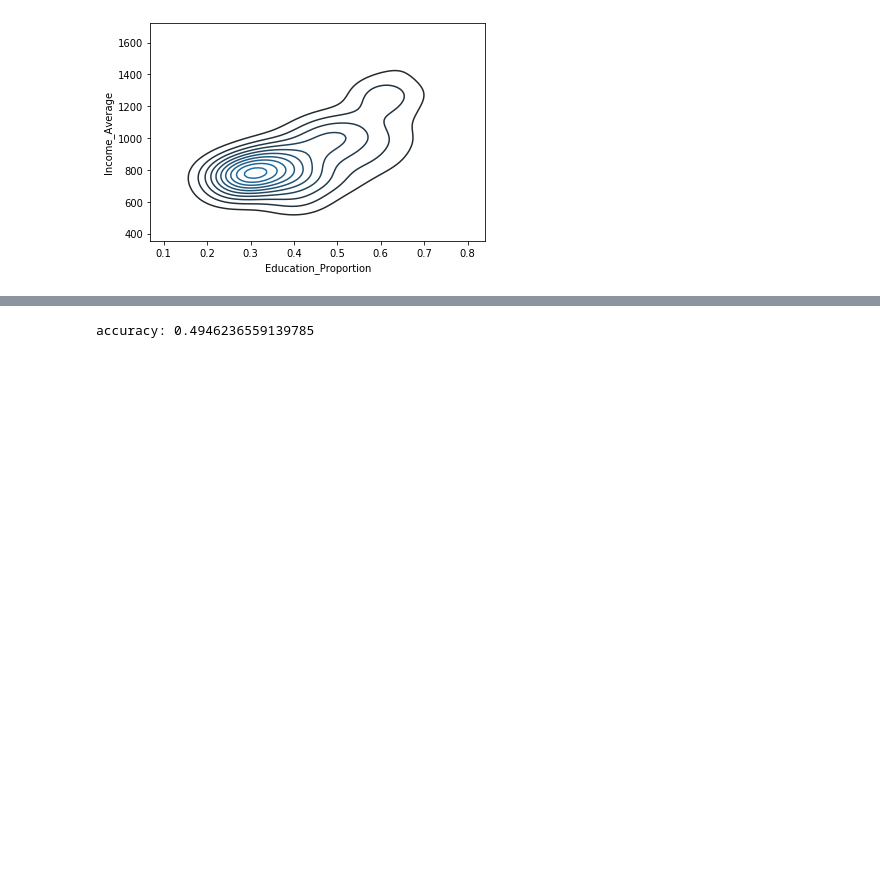
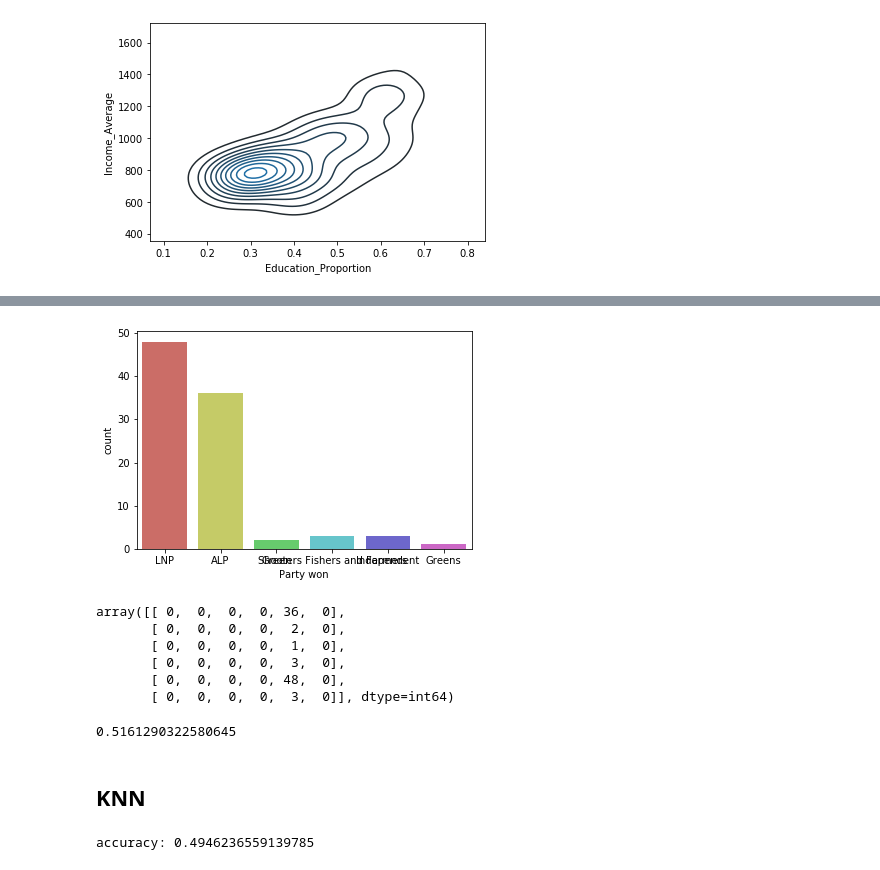
Before and after one commit to garyliu427/data-science-project-2019, a Jupyter notebook: Group Assignment Working notebook.ipynb, the cells around one changed output, grey strips where cells are left out. Drawn from its saved outputs; the diff is of its cells as text; code cells hidden in the pictures; blank space fills up the shorter version.

```diff
--- a/Group Assignment Working notebook.ipynb
+++ b/Group Assignment Working notebook.ipynb
@@ -420,0 +464,4 @@ sns.kdeplot(df_final.Education_Proportion,df_final.Income_Average )
+# %%
+test = pd.read_csv("Clean Data/NSWFull.csv")
+# %%
+test = test.drop(columns='Unnamed: 0')
@@ -420,0 +477,5 @@ sns.kdeplot(df_final.Education_Proportion,df_final.Income_Average )
+# %%
+sns.countplot(test['Party won'], data = test, palette='hls')
+plt.show()
+# %% [output]
+[figure, added]
@@ -421,3 +488,18 @@ sns.kdeplot(df_final.Education_Proportion,df_final.Income_Average )
+# %%
+confusion_matrix(y_test, y_pred)
+# %% [output]
+array([[ 0,  0,  0,  0, 36,  0],
+       [ 0,  0,  0,  0,  2,  0],
+       [ 0,  0,  0,  0,  1,  0],
+       [ 0,  0,  0,  0,  3,  0],
+       [ 0,  0,  0,  0, 48,  0],
+       [ 0,  0,  0,  0,  3,  0]], dtype=int64)
+# %%
+accuracy_score(y_test, y_pred)
+# %% [output]
+0.5161290322580645
+# %% [markdown]
+## KNN
 # %%
 from sklearn.neighbors import KNeighborsClassifier
 from sklearn.metrics import accuracy_score
```
Also changed, not shown: parts of 11 cells of this notebook.
